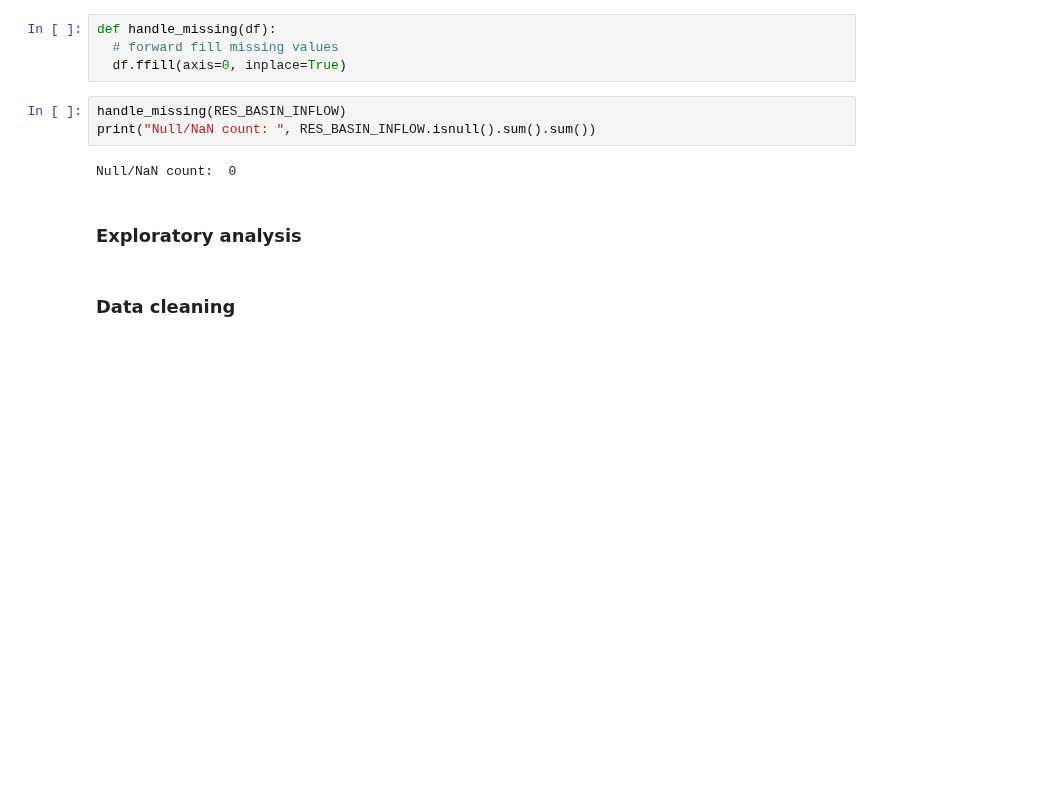
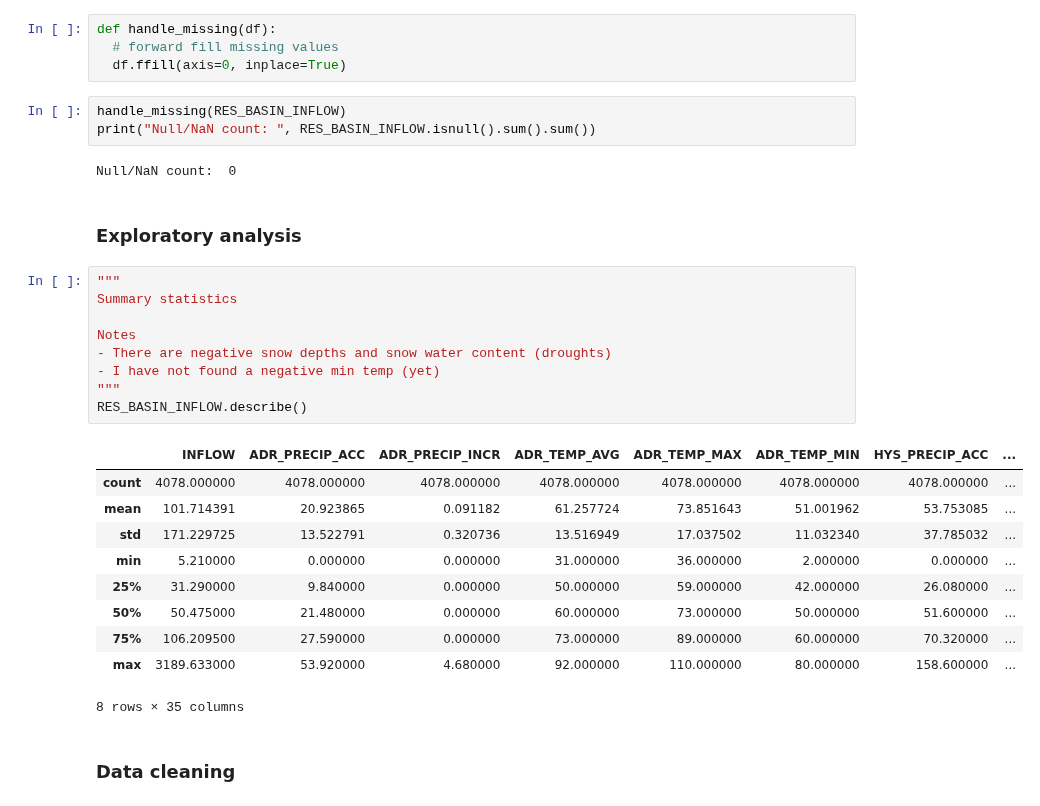
Before and after one commit to lauren-alexandra/basin-inflow-dnn, a Jupyter notebook: weather-informed-reservoir-operation.ipynb, the cells around one changed output. Drawn from its saved outputs; the diff is of its cells as text; blank space fills up the shorter version.

Commit message:
summary statistics

```diff
--- a/weather-informed-reservoir-operation.ipynb
+++ b/weather-informed-reservoir-operation.ipynb
@@ -660,13 +660,33 @@ Null/NaN count:  17368
 def handle_missing(df):
   # forward fill missing values
   df.ffill(axis=0, inplace=True)
-# %%
-handle_missing(RES_BASIN_INFLOW)
-print("Null/NaN count: ", RES_BASIN_INFLOW.isnull().sum().sum())
-# %% [output]
-Null/NaN count:  0
-# %% [markdown]
-### Exploratory analysis
+# %%
+handle_missing(RES_BASIN_INFLOW)
+print("Null/NaN count: ", RES_BASIN_INFLOW.isnull().sum().sum())
+# %% [output]
+Null/NaN count:  0
+# %% [markdown]
+### Exploratory analysis
+# %%
+"""
+Summary statistics
+
+Notes
+- There are negative snow depths and snow water content (droughts)
+- I have not found a negative min temp (yet)
+"""
+RES_BASIN_INFLOW.describe()
+# %% [output]
+|  | INFLOW | ADR_PRECIP_ACC | ADR_PRECIP_INCR | ADR_TEMP_AVG | ADR_TEMP_MAX | ADR_TEMP_MIN | HYS_PRECIP_ACC | ... |
+| count | 4078.000000 | 4078.000000 | 4078.000000 | 4078.000000 | 4078.000000 | 4078.000000 | 4078.000000 | ... |
+| mean | 101.714391 | 20.923865 | 0.091182 | 61.257724 | 73.851643 | 51.001962 | 53.753085 | ... |
+| std | 171.229725 | 13.522791 | 0.320736 | 13.516949 | 17.037502 | 11.032340 | 37.785032 | ... |
+| min | 5.210000 | 0.000000 | 0.000000 | 31.000000 | 36.000000 | 2.000000 | 0.000000 | ... |
+| 25% | 31.290000 | 9.840000 | 0.000000 | 50.000000 | 59.000000 | 42.000000 | 26.080000 | ... |
+| 50% | 50.475000 | 21.480000 | 0.000000 | 60.000000 | 73.000000 | 50.000000 | 51.600000 | ... |
+| 75% | 106.209500 | 27.590000 | 0.000000 | 73.000000 | 89.000000 | 60.000000 | 70.320000 | ... |
+| max | 3189.633000 | 53.920000 | 4.680000 | 92.000000 | 110.000000 | 80.000000 | 158.600000 | ... |
+8 rows × 35 columns
 # %% [markdown]
 ### Data cleaning
 # %% [markdown]
```
Also changed, not shown: parts of 15 cells of this notebook.
